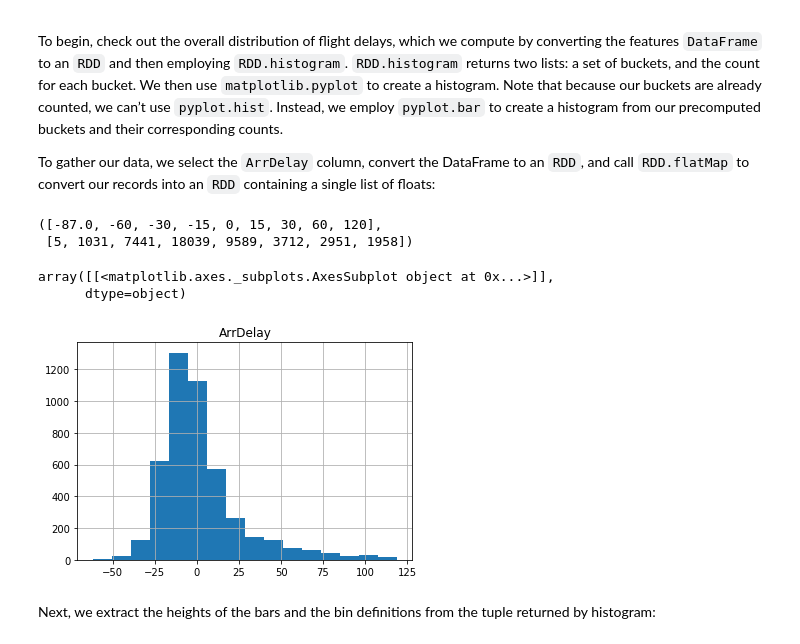
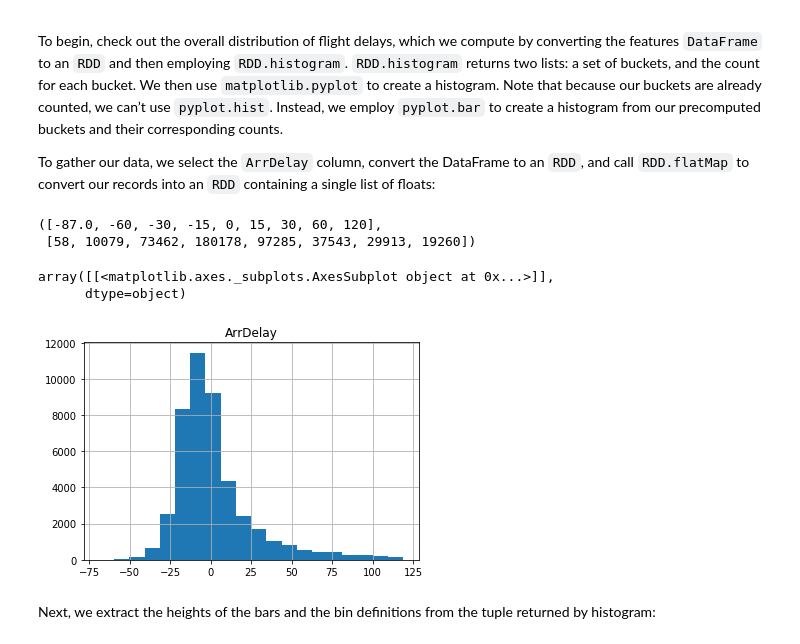
Before and after one commit to xavierlarriva/Agile_Data_Code_2, a Jupyter notebook: ch07/Making_Predictions.ipynb, the cells around one changed output. Saved outputs shown, nothing was run; the diff lists cells and outputs as text; code cells hidden in the pictures.

```diff
--- a/ch07/Making_Predictions.ipynb
+++ b/ch07/Making_Predictions.ipynb
@@ -476,7 +476,7 @@ schema = StructType([
 ])
 
 features = spark.read.json(
-  "../data/simple_flight_delay_features.json",
+  "../data/simple_flight_delay_features.jsonl",
   schema=schema
 )
 features.first()
@@ -581,16 +581,16 @@ data_tuple = features\
 data_tuple
 # %% [output]
 ([-87.0, -60, -30, -15, 0, 15, 30, 60, 120],
- [5, 1031, 7441, 18039, 9589, 3712, 2951, 1958])
+ [58, 10079, 73462, 180178, 97285, 37543, 29913, 19260])
 # %%
 arr_delay = features.select("ArrDelay")
 
 sample = arr_delay.filter(arr_delay.ArrDelay < 120).sample(False, 0.10)
-sample.toPandas().hist('ArrDelay', bins=16)
+sample.toPandas().hist('ArrDelay', bins=20)
 # %% [output]
 array([[<matplotlib.axes._subplots.AxesSubplot object at 0x...>]],
       dtype=object)
-[figure, old version]
+[figure, new version]
 # %% [markdown]
 Next, we extract the heights of the bars and the bin definitions from the tuple returned by histogram:
 # %%
```
Also changed, not shown: parts of 27 cells of this notebook, 2 other files.
